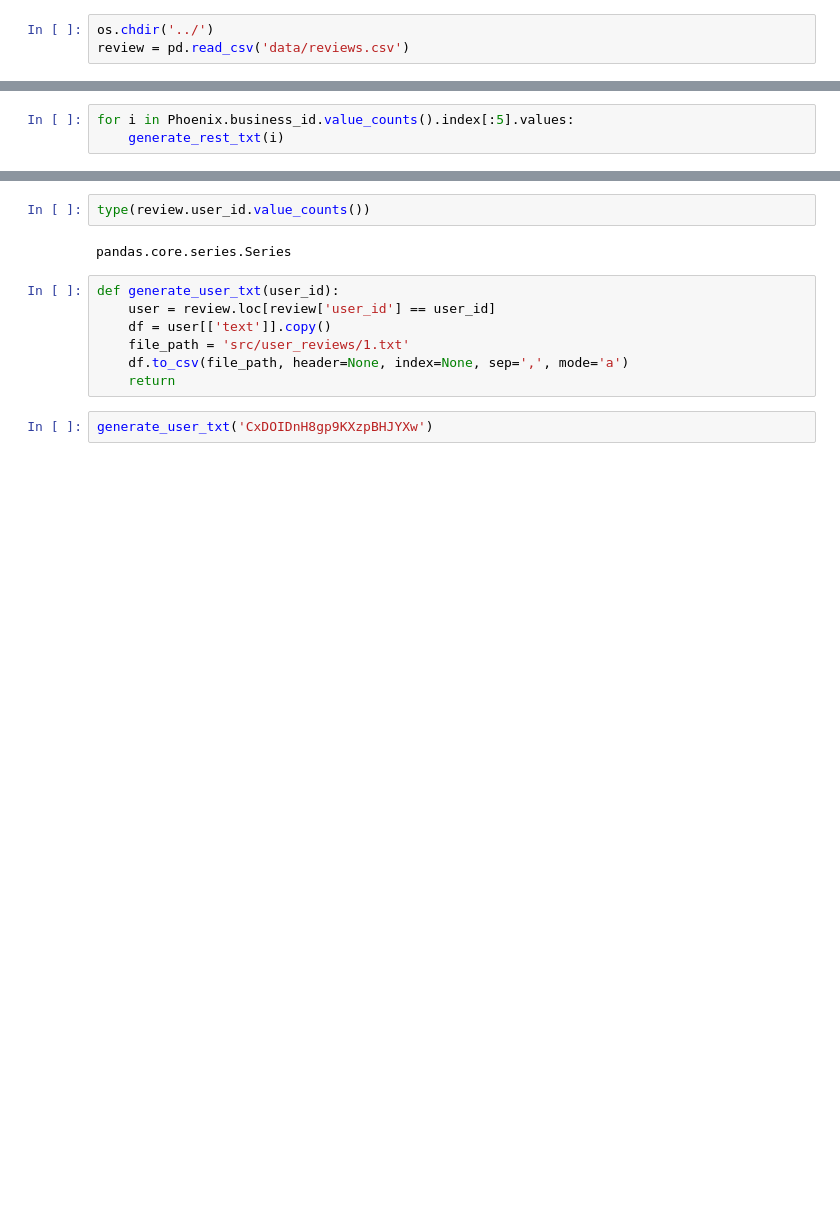
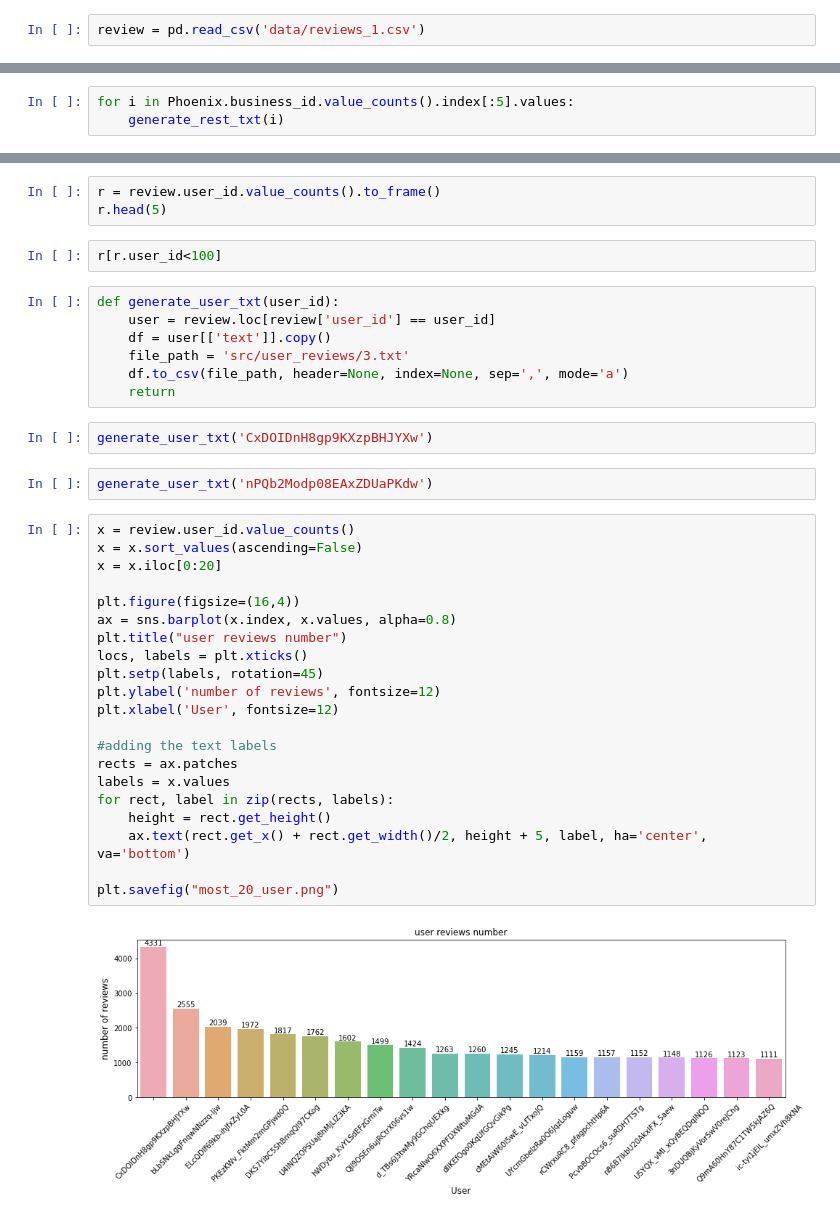
Before and after one commit to Lannnnnnn/LA-Restaurant-recommend, a Jupyter notebook: notebook/AutoPhrase txt generator .ipynb, the cells around one changed output, grey strips where cells are left out. Saved outputs shown, nothing was run; the diff lists cells and outputs as text; blank space fills up the shorter version.

```diff
--- a/notebook/AutoPhrase txt generator .ipynb
+++ b/notebook/AutoPhrase txt generator .ipynb
@@ -5,3 +22,2 @@ import os
 # %%
-os.chdir('../')
-review = pd.read_csv('data/reviews.csv')
+review = pd.read_csv('data/reviews_1.csv')
@@ -60,13 +80,39 @@ Name: business_id, Length: 4217, dtype: int64
 # %%
-type(review.user_id.value_counts())
+r = review.user_id.value_counts().to_frame()
+r.head(5)
-# %% [output]
-pandas.core.series.Series
+# %%
+r[r.user_id<100]
 # %%
 def generate_user_txt(user_id):
     user = review.loc[review['user_id'] == user_id]
     df = user[['text']].copy()
-    file_path = 'src/user_reviews/1.txt'
+    file_path = 'src/user_reviews/3.txt'
     df.to_csv(file_path, header=None, index=None, sep=',', mode='a')
     return
 # %%
 generate_user_txt('CxDOIDnH8gp9KXzpBHJYXw')
+# %%
+generate_user_txt('nPQb2Modp08EAxZDUaPKdw')
+# %%
+x = review.user_id.value_counts()
+x = x.sort_values(ascending=False)
+x = x.iloc[0:20]
+
+plt.figure(figsize=(16,4))
+ax = sns.barplot(x.index, x.values, alpha=0.8)
+plt.title("user reviews number")
+locs, labels = plt.xticks()
+plt.setp(labels, rotation=45)
+plt.ylabel('number of reviews', fontsize=12)
+plt.xlabel('User', fontsize=12)
+
+#adding the text labels
+rects = ax.patches
+labels = x.values
+for rect, label in zip(rects, labels):
+    height = rect.get_height()
+    ax.text(rect.get_x() + rect.get_width()/2, height + 5, label, ha='center', va='bottom')
+
+plt.savefig("most_20_user.png")
+# %% [output]
+[figure, added]
```
Also changed, not shown: parts of 19 cells of this notebook.
